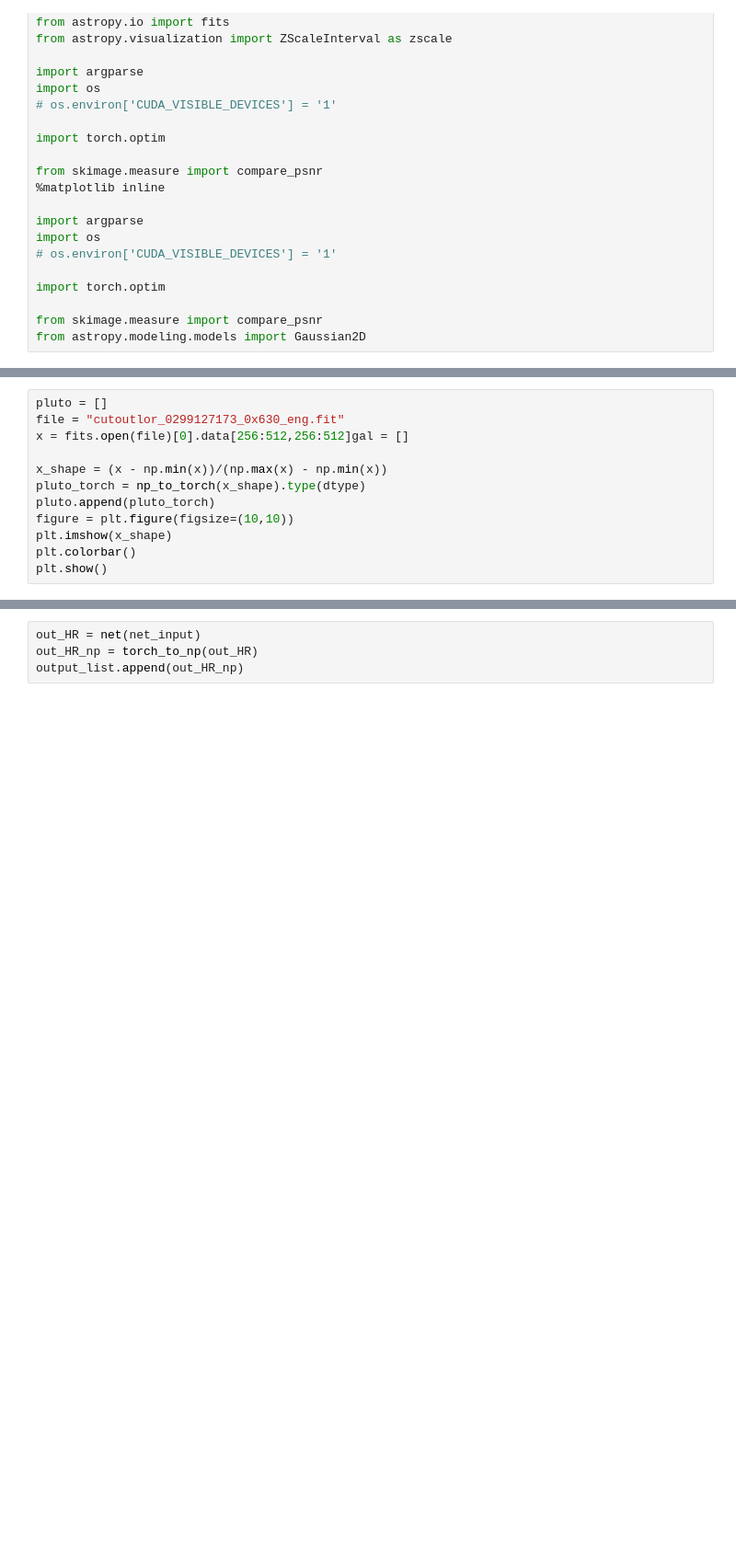
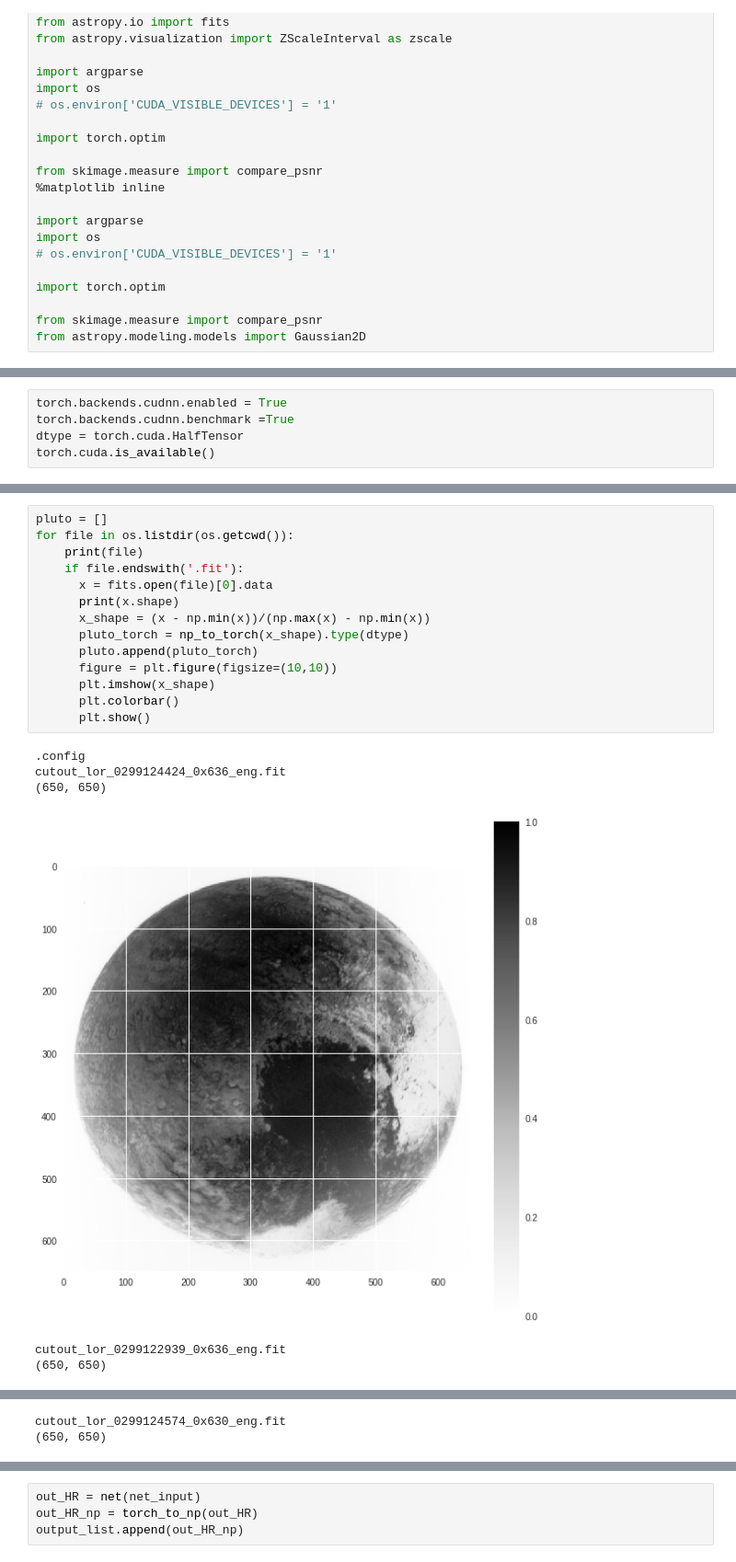
Before and after one commit to sachinbeepath/SR_HAA_deep_image_prior, a Jupyter notebook: pluto/pluto_STN_deep_prior.ipynb, the cells around one changed output, grey strips where cells are left out. Shown at 92% size. Saved outputs shown, nothing was run; the diff lists cells and outputs as text; blank space fills up the shorter version.

```diff
--- a/pluto/pluto_STN_deep_prior.ipynb
+++ b/pluto/pluto_STN_deep_prior.ipynb
@@ -829,12 +61,0 @@ else:
-# %%
-pluto = []
-file = "cutoutlor_0299127173_0x630_eng.fit"
-x = fits.open(file)[0].data[256:512,256:512]gal = []
-
-x_shape = (x - np.min(x))/(np.max(x) - np.min(x))
-pluto_torch = np_to_torch(x_shape).type(dtype)
-pluto.append(pluto_torch)
-figure = plt.figure(figsize=(10,10))
-plt.imshow(x_shape)
-plt.colorbar()
-plt.show()
@@ -947,0 +66,5 @@ optimize(OPTIMIZER, p, closure, LR, 2000)
+# %%
+torch.backends.cudnn.enabled = True
+torch.backends.cudnn.benchmark =True
+dtype = torch.cuda.HalfTensor
+torch.cuda.is_available()
@@ -947,0 +622,21 @@ optimize(OPTIMIZER, p, closure, LR, 2000)
+# %%
+pluto = []
+for file in os.listdir(os.getcwd()):
+    print(file)
+    if file.endswith('.fit'):
+      x = fits.open(file)[0].data
+      print(x.shape)
+      x_shape = (x - np.min(x))/(np.max(x) - np.min(x))
+      pluto_torch = np_to_torch(x_shape).type(dtype)
+      pluto.append(pluto_torch)
+      figure = plt.figure(figsize=(10,10))
+      plt.imshow(x_shape)
+      plt.colorbar()
+      plt.show()
+# %% [output]
+.config
+cutout_lor_0299124424_0x636_eng.fit
+(650, 650)
+[figure, added]
+cutout_lor_0299122939_0x636_eng.fit
+(650, 650)
@@ -947,0 +644,2 @@ optimize(OPTIMIZER, p, closure, LR, 2000)
+cutout_lor_0299124574_0x630_eng.fit
+(650, 650)
```
Also changed, not shown: parts of 56 cells of this notebook, 1 other file.
